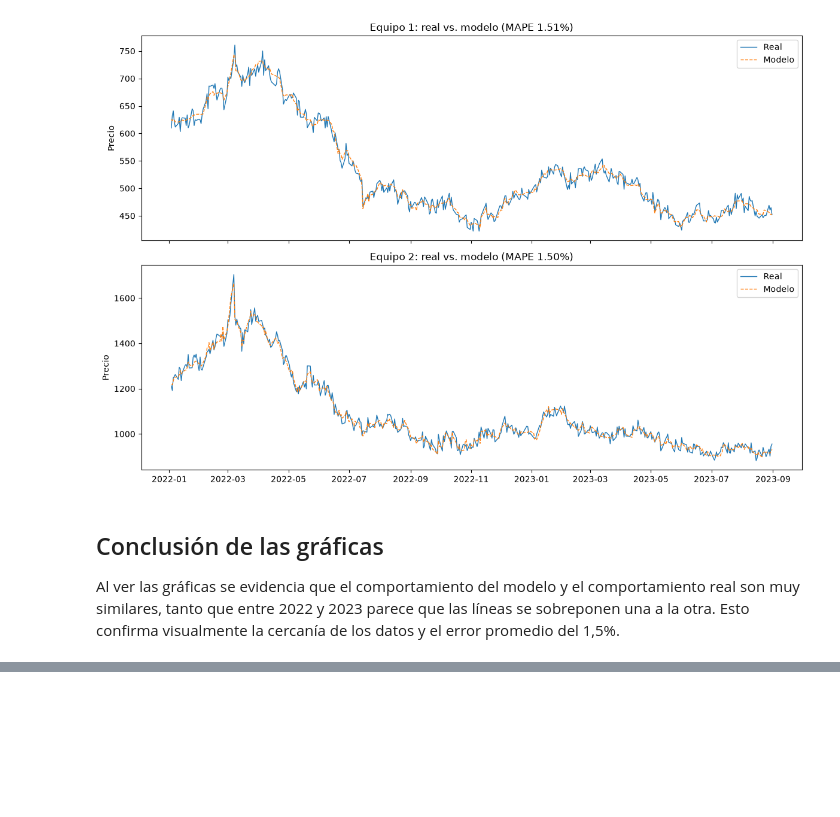
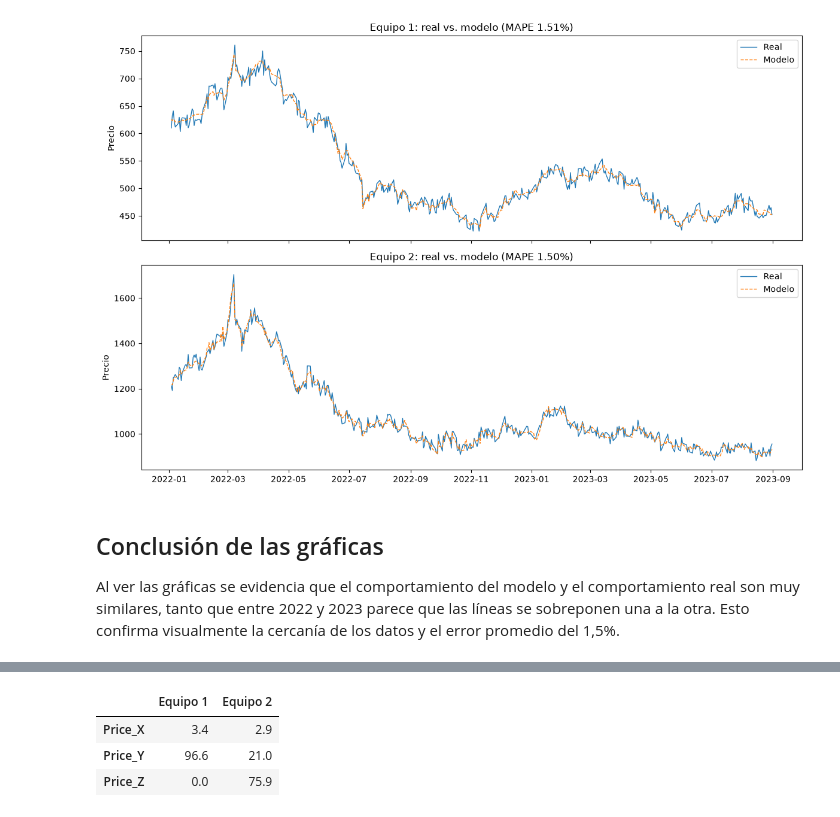
Before and after one commit to secasospina/pronostico-costos-equipos, a Jupyter notebook: notebooks/03_modelo_relacion.ipynb, the cells around one changed output, grey strips where cells are left out. Saved outputs shown, nothing was run; the diff lists cells and outputs as text; code cells hidden in the pictures; blank space fills up the shorter version.

```diff
--- a/notebooks/03_modelo_relacion.ipynb
+++ b/notebooks/03_modelo_relacion.ipynb
@@ -47,8 +47,6 @@ strong multicollinearity or other numerical problems.
 3. La materia prima Z es ruido, debido a que su p-valor es de 0,999, casi el valor de 1, que sería su límite. Además, su coeficiente es casi cero (9,9 × 10⁻⁷), lo que muestra su poca relevancia.
 4. El modelo es muy bueno, ya que su R² es de 0,995: explica el 99,5% del comportamiento del precio del Equipo 1 en los datos históricos.
 # %%
-materias_primas = ["Price_X", "Price_Y", "Price_Z"]
-
 X_modelo = sm.add_constant(historico[materias_primas])
 y_equipo2 = historico["Price_Equipo2"]
 
@@ -152,0 +150,16 @@ Al ver las gráficas se evidencia que el comportamiento del modelo y el comporta
+# %%
+precio_promedio = historico[materias_primas].mean()
+
+aporte = pd.DataFrame({
+    equipo: modelo.params[materias_primas] * precio_promedio / historico[columna].mean() * 100
+    for equipo, modelo, columna in [
+        ("Equipo 1", modelo_equipo1, "Price_Equipo1"),
+        ("Equipo 2", modelo_equipo2, "Price_Equipo2"),
+    ]
+})
+aporte.round(1)
+# %% [output]
+|  | Equipo 1 | Equipo 2 |
+| Price_X | 3.4 | 2.9 |
+| Price_Y | 96.6 | 21.0 |
+| Price_Z | 0.0 | 75.9 |
```
Also changed, not shown: parts of 6 cells of this notebook, 10 other files.
